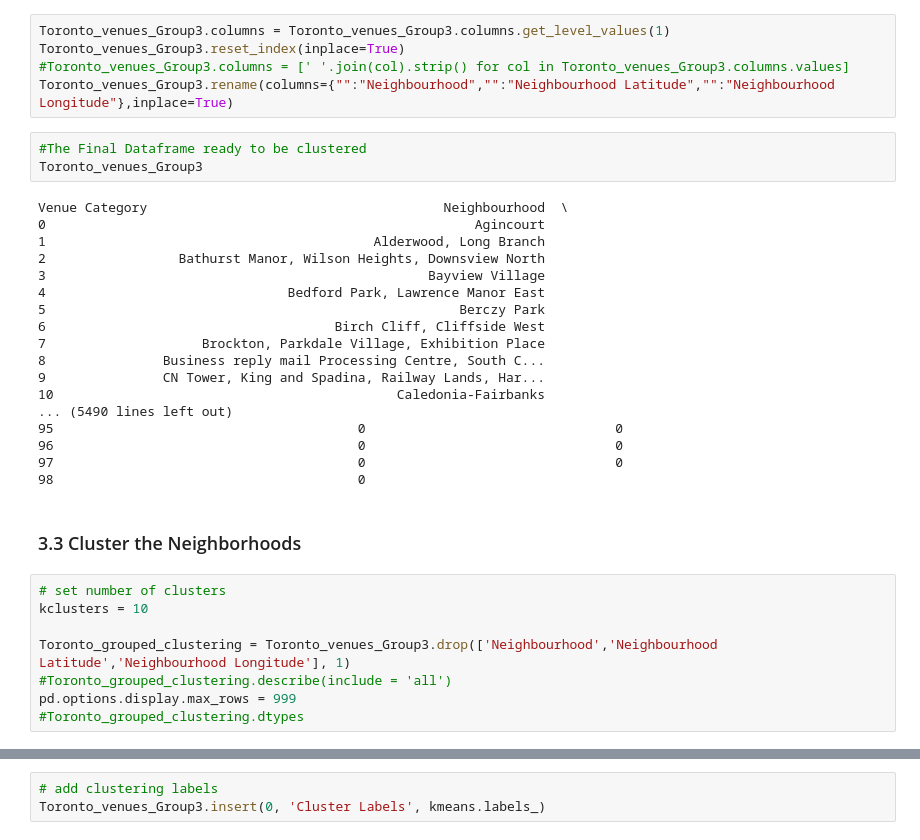
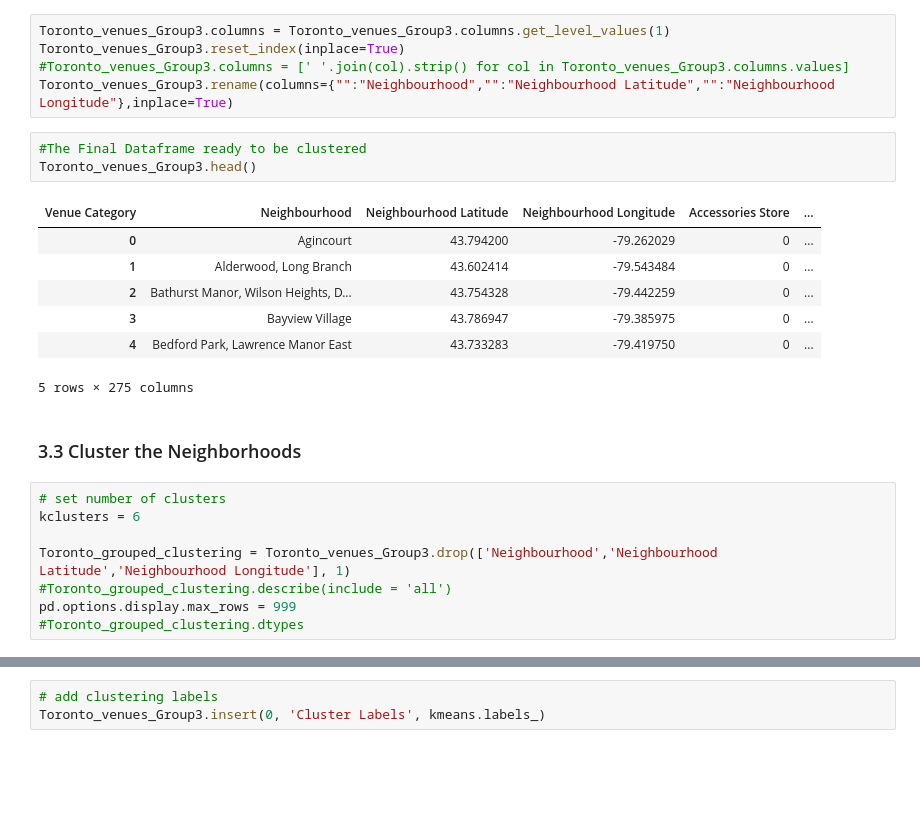
Before and after one commit to agk316/Coursera_Capstone, a Jupyter notebook: Week2.ipynb, the cells around one changed output, grey strips where cells are left out. Saved outputs shown, nothing was run; the diff lists cells and outputs as text; blank space fills up the shorter version.

```diff
--- a/Week2.ipynb
+++ b/Week2.ipynb
@@ -312,30 +285,20 @@ Toronto_venues_Group3.reset_index(inplace=True)
 Toronto_venues_Group3.rename(columns={"":"Neighbourhood","":"Neighbourhood Latitude","":"Neighbourhood Longitude"},inplace=True)
 # %%
 #The Final Dataframe ready to be clustered
-Toronto_venues_Group3
+Toronto_venues_Group3.head()
 # %% [output]
+| Venue Category | Neighbourhood | Neighbourhood Latitude | Neighbourhood Longitude | Accessories Store | ... |
+| 0 | Agincourt | 43.794200 | -79.262029 | 0 | ... |
+| 1 | Alderwood, Long Branch | 43.602414 | -79.543484 | 0 | ... |
+| 2 | Bathurst Manor, Wilson Heights, D... | 43.754328 | -79.442259 | 0 | ... |
+| 3 | Bayview Village | 43.786947 | -79.385975 | 0 | ... |
+| 4 | Bedford Park, Lawrence Manor East | 43.733283 | -79.419750 | 0 | ... |
-Venue Category                                      Neighbourhood  \
-0                                                       Agincourt
-1                                          Alderwood, Long Branch
-2                 Bathurst Manor, Wilson Heights, Downsview North
-3                                                 Bayview Village
-4                               Bedford Park, Lawrence Manor East
-5                                                     Berczy Park
-6                                     Birch Cliff, Cliffside West
-7                    Brockton, Parkdale Village, Exhibition Place
-8               Business reply mail Processing Centre, South C...
-9               CN Tower, King and Spadina, Railway Lands, Har...
-10                                            Caledonia-Fairbanks
-... (5490 lines left out)
-95                                       0                                0
-96                                       0                                0
-97                                       0                                0
-98                                       0
+5 rows × 275 columns
 # %% [markdown]
 ### 3.3 Cluster the Neighborhoods
 # %%
 # set number of clusters
-kclusters = 10
+kclusters = 6
 
 Toronto_grouped_clustering = Toronto_venues_Group3.drop(['Neighbourhood','Neighbourhood Latitude','Neighbourhood Longitude'], 1)
 #Toronto_grouped_clustering.describe(include = 'all')
```
Also changed, not shown: parts of 16 cells of this notebook.
